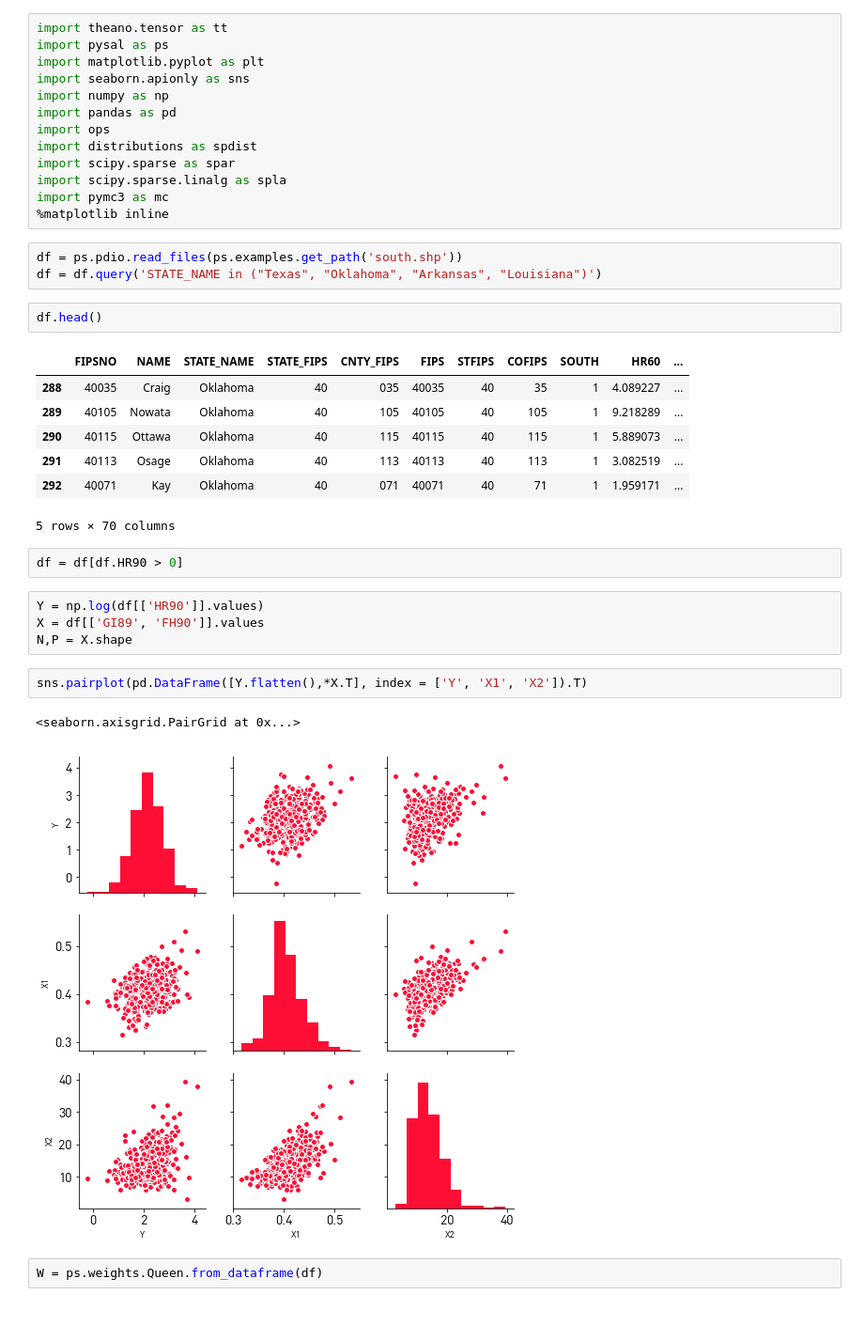
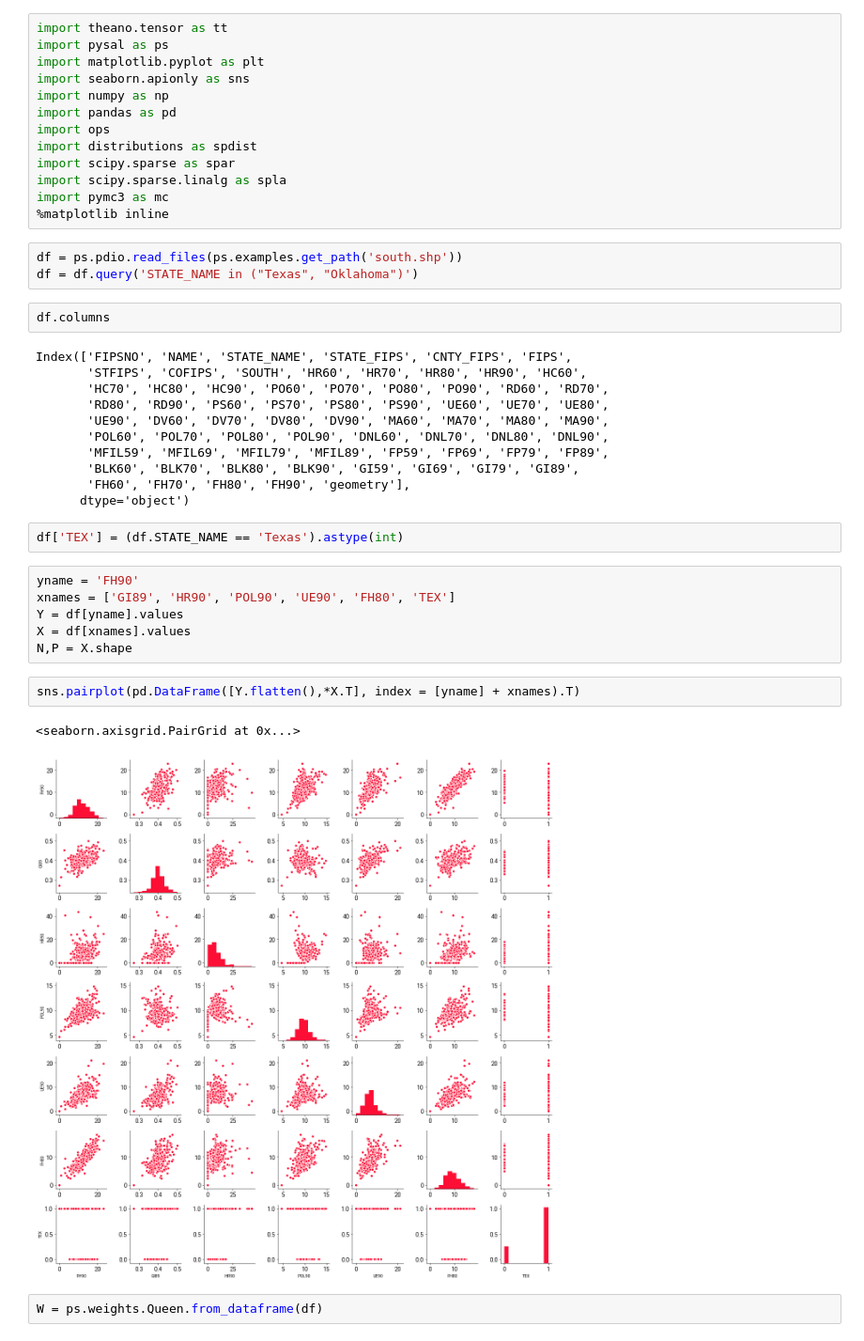
Before and after one commit to ljwolf/bayespatial, a Jupyter notebook: example_modelfit.ipynb, the cells around one changed output. Shown at 94% size. Saved outputs shown, nothing was run; the diff lists cells and outputs as text; blank space fills up the shorter version.

```diff
--- a/example_modelfit.ipynb
+++ b/example_modelfit.ipynb
@@ -13,28 +13,33 @@ import pymc3 as mc
 %matplotlib inline
 # %%
 df = ps.pdio.read_files(ps.examples.get_path('south.shp'))
-df = df.query('STATE_NAME in ("Texas", "Oklahoma", "Arkansas", "Louisiana")')
+df = df.query('STATE_NAME in ("Texas", "Oklahoma")')
 # %%
-df.head()
+df.columns
 # %% [output]
-|  | FIPSNO | NAME | STATE_NAME | STATE_FIPS | CNTY_FIPS | FIPS | STFIPS | COFIPS | SOUTH | HR60 | ... |
-| 288 | 40035 | Craig | Oklahoma | 40 | 035 | 40035 | 40 | 35 | 1 | 4.089227 | ... |
-| 289 | 40105 | Nowata | Oklahoma | 40 | 105 | 40105 | 40 | 105 | 1 | 9.218289 | ... |
-| 290 | 40115 | Ottawa | Oklahoma | 40 | 115 | 40115 | 40 | 115 | 1 | 5.889073 | ... |
-| 291 | 40113 | Osage | Oklahoma | 40 | 113 | 40113 | 40 | 113 | 1 | 3.082519 | ... |
-| 292 | 40071 | Kay | Oklahoma | 40 | 071 | 40071 | 40 | 71 | 1 | 1.959171 | ... |
-5 rows × 70 columns
+Index(['FIPSNO', 'NAME', 'STATE_NAME', 'STATE_FIPS', 'CNTY_FIPS', 'FIPS',
+       'STFIPS', 'COFIPS', 'SOUTH', 'HR60', 'HR70', 'HR80', 'HR90', 'HC60',
+       'HC70', 'HC80', 'HC90', 'PO60', 'PO70', 'PO80', 'PO90', 'RD60', 'RD70',
+       'RD80', 'RD90', 'PS60', 'PS70', 'PS80', 'PS90', 'UE60', 'UE70', 'UE80',
+       'UE90', 'DV60', 'DV70', 'DV80', 'DV90', 'MA60', 'MA70', 'MA80', 'MA90',
+       'POL60', 'POL70', 'POL80', 'POL90', 'DNL60', 'DNL70', 'DNL80', 'DNL90',
+       'MFIL59', 'MFIL69', 'MFIL79', 'MFIL89', 'FP59', 'FP69', 'FP79', 'FP89',
+       'BLK60', 'BLK70', 'BLK80', 'BLK90', 'GI59', 'GI69', 'GI79', 'GI89',
+       'FH60', 'FH70', 'FH80', 'FH90', 'geometry'],
+      dtype='object')
-# %%
-df = df[df.HR90 > 0]
+# %%
+df['TEX'] = (df.STATE_NAME == 'Texas').astype(int)
 # %%
-Y = np.log(df[['HR90']].values)
-X = df[['GI89', 'FH90']].values
+yname = 'FH90'
+xnames = ['GI89', 'HR90', 'POL90', 'UE90', 'FH80', 'TEX']
+Y = df[yname].values
+X = df[xnames].values
 N,P = X.shape
 # %%
-sns.pairplot(pd.DataFrame([Y.flatten(),*X.T], index = ['Y', 'X1', 'X2']).T)
+sns.pairplot(pd.DataFrame([Y.flatten(),*X.T], index = [yname] + xnames).T)
 # %% [output]
 <seaborn.axisgrid.PairGrid at 0x...>
-[figure, old version]
+[figure, new version]
 # %%
 W = ps.weights.Queen.from_dataframe(df)
 # %%
```
Also changed, not shown: parts of 26 cells of this notebook, 7 other files.
